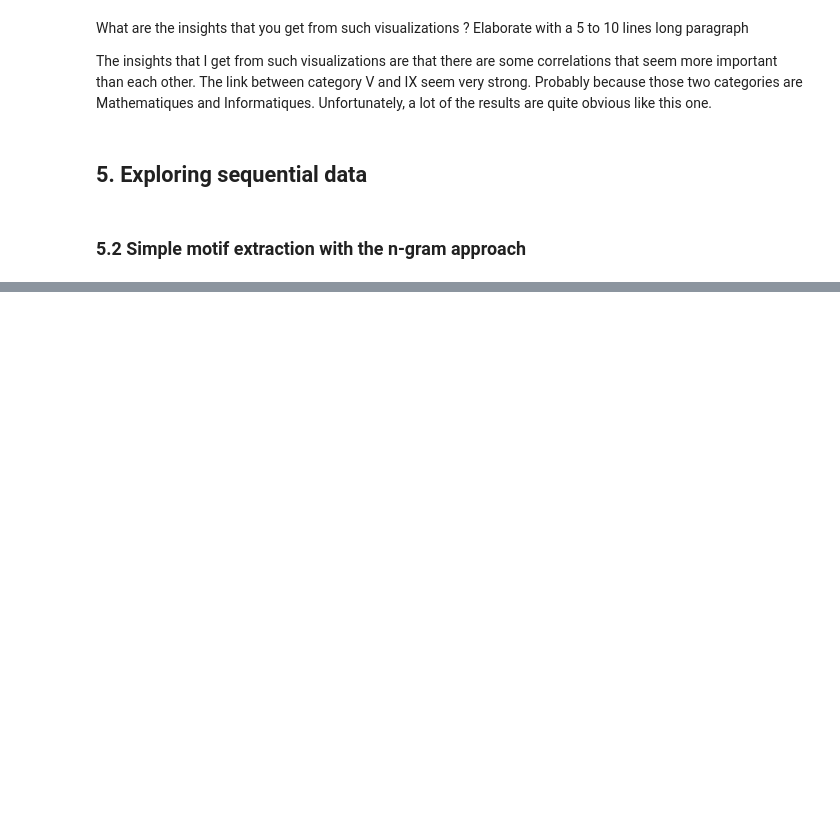
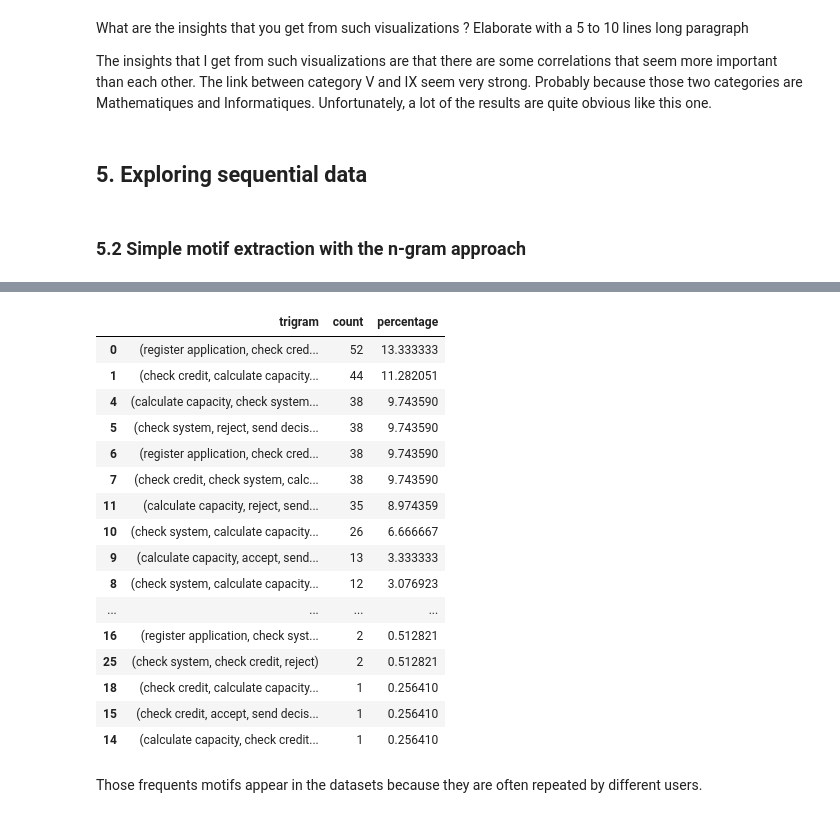
Before and after one commit to Zamanax/Pattern-Mining---B4, a Jupyter notebook: patternmining.ipynb, the cells around one changed output, grey strips where cells are left out. Cells and saved outputs as stored; diff of their text form; code cells hidden in the pictures; blank space fills up the shorter version.

```diff
--- a/patternmining.ipynb
+++ b/patternmining.ipynb
@@ -272,0 +321,4 @@ The insights that I get from such visualizations are that there are some correla
+# %%
+# load the loan dataset
+loanDf = pd.read_csv("Datasets/ngram - WINEPI - MINEPI datasets/Artificial - Loan Process.csv")
+loanDf
@@ -272,0 +339,34 @@ The insights that I get from such visualizations are that there are some correla
+# %%
+tracesDf = loanDf.groupby("case").apply(lambda x: x["event"].tolist()).to_list()
+# %%
+# Compute the trigrams for loanDf
+loanTrigrams = [list(ngrams(event, 3)) for event in tracesDf]
+loanTrigrams
+
+# Count the trigrams and put the result in a dataframe
+loanTrigramsCount = Counter([trigram for message in loanTrigrams for trigram in message])
+loanTrigramsCountDf = pd.DataFrame.from_dict(loanTrigramsCount, orient="index").reset_index().sort_values(by=0, ascending=False)
+loanTrigramsCountDf.columns = ["trigram", "count"]
+# Add percentage
+loanTrigramsCountDf["percentage"] = loanTrigramsCountDf["count"] / loanTrigramsCountDf["count"].sum() * 100
+loanTrigramsCountDf
+# %% [output]
+|  | trigram | count | percentage |
+| 0 | (register application, check cred... | 52 | 13.333333 |
+| 1 | (check credit, calculate capacity... | 44 | 11.282051 |
+| 4 | (calculate capacity, check system... | 38 | 9.743590 |
+| 5 | (check system, reject, send decis... | 38 | 9.743590 |
+| 6 | (register application, check cred... | 38 | 9.743590 |
+| 7 | (check credit, check system, calc... | 38 | 9.743590 |
+| 11 | (calculate capacity, reject, send... | 35 | 8.974359 |
+| 10 | (check system, calculate capacity... | 26 | 6.666667 |
+| 9 | (calculate capacity, accept, send... | 13 | 3.333333 |
+| 8 | (check system, calculate capacity... | 12 | 3.076923 |
+| ... | ... | ... | ... |
+| 16 | (register application, check syst... | 2 | 0.512821 |
+| 25 | (check system, check credit, reject) | 2 | 0.512821 |
+| 18 | (check credit, calculate capacity... | 1 | 0.256410 |
+| 15 | (check credit, accept, send decis... | 1 | 0.256410 |
+| 14 | (calculate capacity, check credit... | 1 | 0.256410 |
+# %% [markdown]
+Those frequents motifs appear in the datasets because they are often repeated by different users.
```
Also changed, not shown: parts of 4 cells of this notebook.
